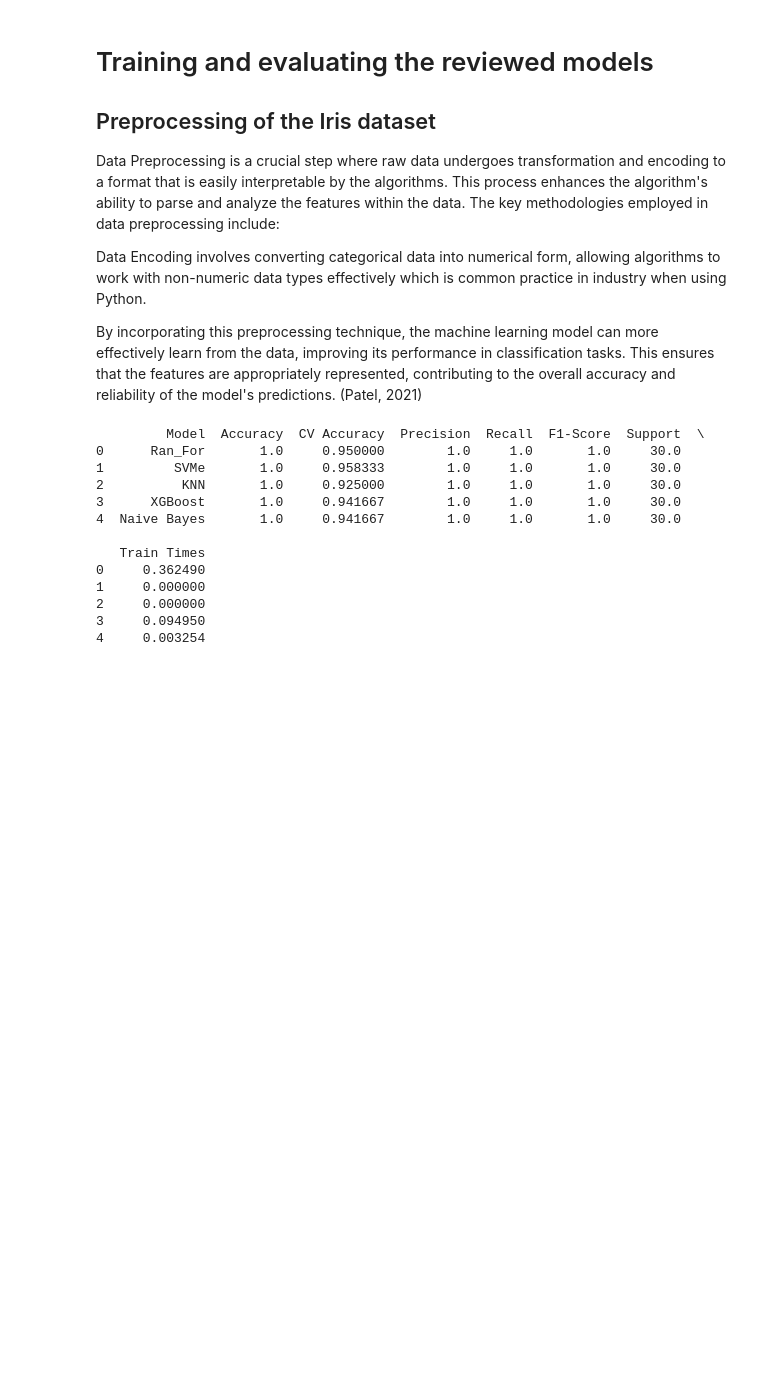
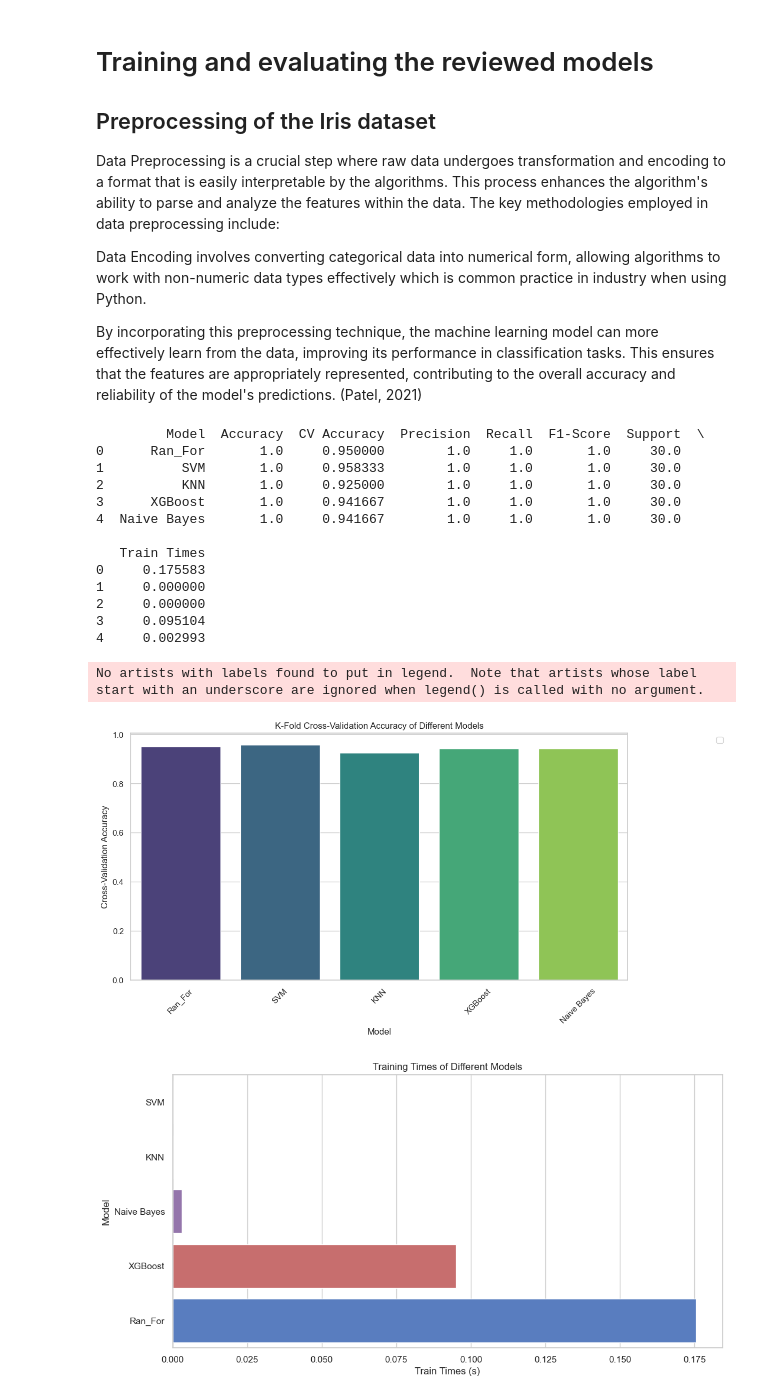
Before and after one commit to G00232918/machine_learning_and_stats, a Jupyter notebook: project.ipynb, the cells around one changed output. Cells and saved outputs as stored; diff of their text form; code cells hidden in the pictures; blank space fills up the shorter version.

```diff
--- a/project.ipynb
+++ b/project.ipynb
@@ -330,7 +335,7 @@ np.random.seed(1000)
 # list of classification models
 models = [
     ('Ran_For', RandomForestClassifier(random_state=42)),
-    ('SVMe', SVC(random_state=42)),
+    ('SVM', SVC(random_state=42)),
     ('KNN', KNeighborsClassifier(n_neighbors=5)),
     ('XGBoost', XGBClassifier(random_state=42, use_label_encoder=False)),
     ('Naive Bayes', GaussianNB())
@@ -348,7 +353,7 @@ support_list = []
 
 def classification_Models(xtrain, xtest, ytrain, ytest):
     for name, model in models:
-        # cross-validation
+        # K-fold cross-validation
         v_results = cross_val_score(model, xtrain, ytrain, cv=3, scoring='accuracy', n_jobs=-1, verbose=0)
         acc_mean = v_results.mean()
 
@@ -375,37 +380,62 @@ def classification_Models(xtrain, xtest, ytrain, ytest):
         f1_list.append(class_report['weighted avg']['f1-score'])
         support_list.append(class_report['weighted avg']['support'])
 
 # display model accuracies
 classification_Models(X_train, X_test, y_train, y_test)
 
 # create a DataFrame for the results of the predictions
 performance_data = pd.DataFrame({
     'Model': model_names,
     'Accuracy': accuracies,
     'CV Accuracy': cv_accuracies,
     'Precision': precision_list,
     'Recall': recall_list,
     'F1-Score': f1_list,
     'Support': support_list,
     'Train Times': train_times
 })
 
 # print the results table
 print(performance_data)
+
+
+# plotting k-fold cross-validation scores
+# (seaborn.pydata.org, n.d.)
+plt.figure(figsize=(12, 6))
+sns.barplot(x='Model', y='CV Accuracy', hue='Model', data=performance_data, palette='viridis', order=performance_data['Model'], errorbar=None)
+plt.title('K-Fold Cross-Validation Accuracy of Different Models')
+plt.xlabel('Model')
+plt.ylabel('Cross-Validation Accuracy')
+plt.xticks(rotation=45)
+plt.legend(loc='upper right', bbox_to_anchor=(1.2, 1))
+plt.show()
+
+
+
+# plotting training times with bars going from left to right
+plt.figure(figsize=(12, 6))
+sns.barplot(x='Train Times', y='Model', data=performance_data, hue='Model', palette='muted', order=performance_data.sort_values('Train Times')['Model'])
+plt.title('Training Times of Different Models')
+plt.xlabel('Train Times (s)')
+plt.ylabel('Model')
+plt.show()
 # %% [output]
          Model  Accuracy  CV Accuracy  Precision  Recall  F1-Score  Support  \
 0      Ran_For       1.0     0.950000        1.0     1.0       1.0     30.0
-1         SVMe       1.0     0.958333        1.0     1.0       1.0     30.0
+1          SVM       1.0     0.958333        1.0     1.0       1.0     30.0
 2          KNN       1.0     0.925000        1.0     1.0       1.0     30.0
 3      XGBoost       1.0     0.941667        1.0     1.0       1.0     30.0
 4  Naive Bayes       1.0     0.941667        1.0     1.0       1.0     30.0
 
    Train Times
-0     0.362490
+0     0.175583
 1     0.000000
 2     0.000000
-3     0.094950
-4     0.003254
+3     0.095104
+4     0.002993
+No artists with labels found to put in legend.  Note that artists whose label start with an underscore are ignored when legend() is called with no argument.
+[figure, added]
+[figure, added]
 # %% [markdown]
 ## Result Summary:
 
```
Also changed, not shown: parts of 15 cells of this notebook, 2 other files.
